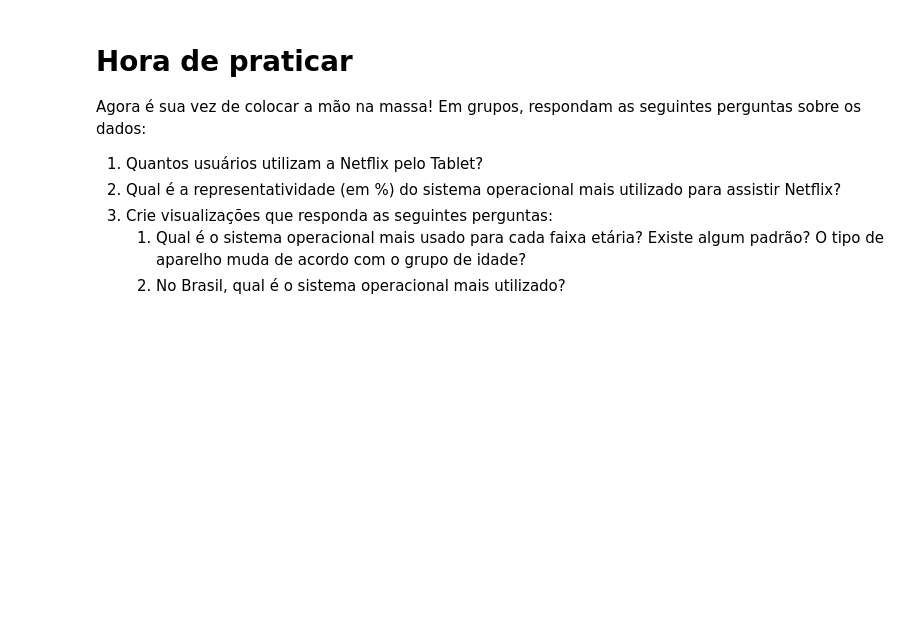
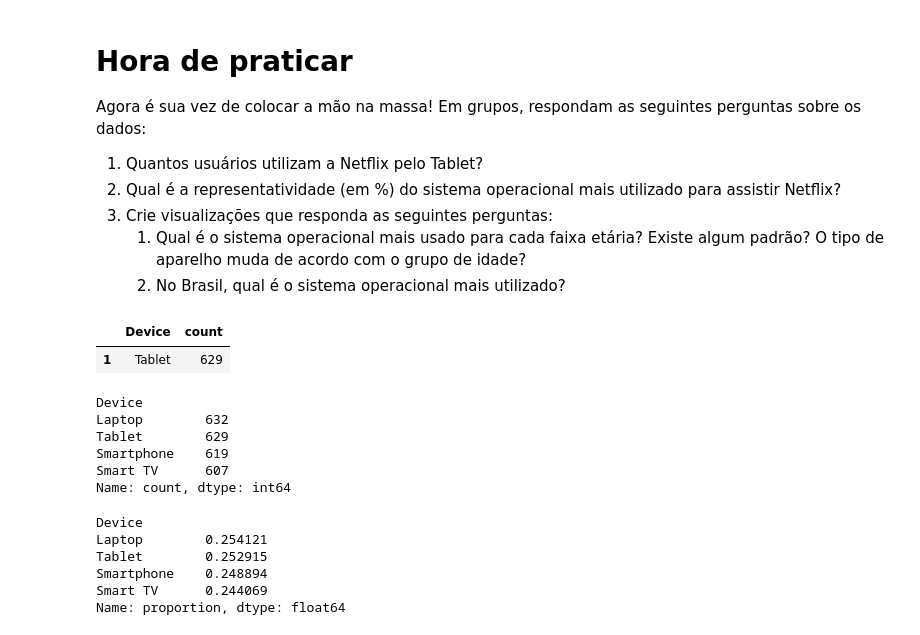
Before and after one commit to reprograma/on26-python-s14-analise-de-dados, a Jupyter notebook: material/aula_s14_parte1.ipynb, the cells around one changed output. Saved outputs shown, nothing was run; the diff lists cells and outputs as text; code cells hidden in the pictures; blank space fills up the shorter version.

```diff
--- a/material/aula_s14_parte1.ipynb
+++ b/material/aula_s14_parte1.ipynb
@@ -348,3 +554,31 @@ Agora é sua vez de colocar a mão na massa! Em grupos, respondam as seguintes p
 3. Crie visualizações que responda as seguintes perguntas:
     1. Qual é o sistema operacional mais usado para cada faixa etária? Existe algum padrão? O tipo de aparelho muda de acordo com o grupo de idade?
     2. No Brasil, qual é o sistema operacional mais utilizado?
+# %%
+# 1 - Quantos usuários utilizam a Netflix pelo Tablet?
+tablet = df_netflix['Device'].value_counts().reset_index()
+tablet[tablet['Device'] == 'Tablet']
+# %% [output]
+|  | Device | count |
+| 1 | Tablet | 629 |
+# %%
+df_netflix['Device'].value_counts()
+# Resposta: A quantidade de tablet é de 629.
+# %% [output]
+Device
+Laptop        632
+Tablet        629
+Smartphone    619
+Smart TV      607
+Name: count, dtype: int64
+# %%
+# 2 - Qual é a representatividade (em %) do sistema operacional (device) mais utilizado para assistir Netflix?
+df_netflix['Device'].value_counts(normalize=True)
+# Resposta: A maior representatividade (em %) 25.41% que é o laptop.
+# %% [output]
+Device
+Laptop        0.254121
+Tablet        0.252915
+Smartphone    0.248894
+Smart TV      0.244069
+Name: proportion, dtype: float64
```
Also changed, not shown: parts of 26 cells of this notebook.
